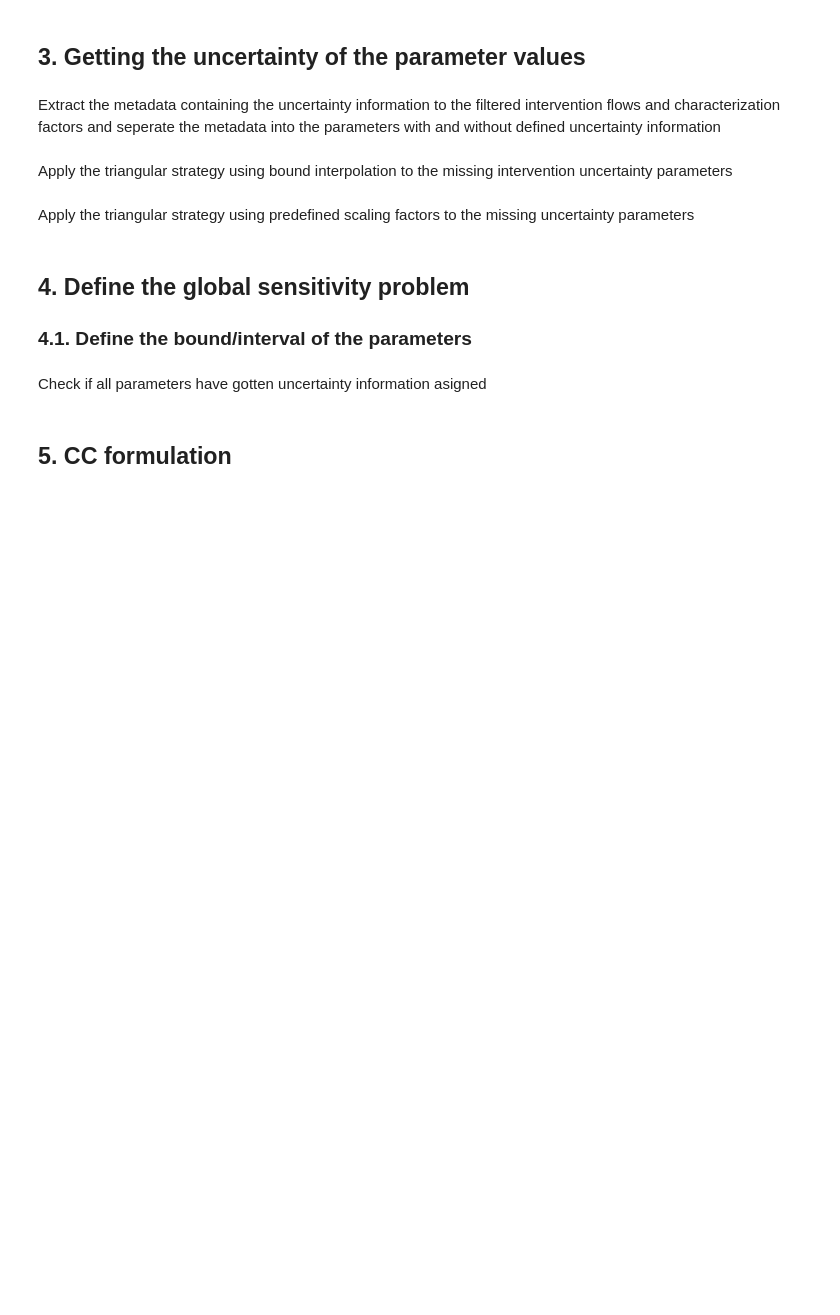
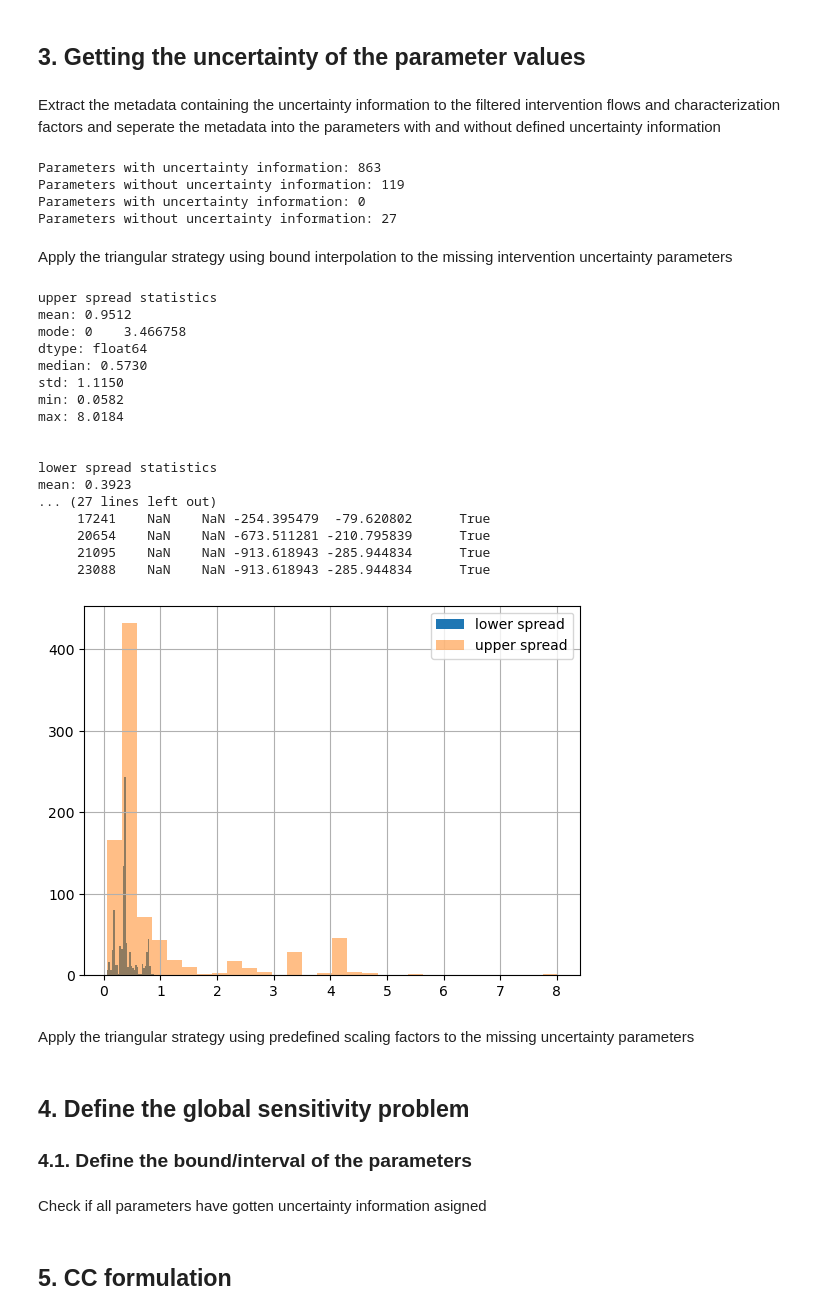
Before and after one commit to flechtenberg/pulpo, a Jupyter notebook: develop_tests/stats_notebook.ipynb, the cells around one changed output. Cells and saved outputs as stored; diff of their text form; code cells hidden in the pictures; blank space fills up the shorter version.

```diff
--- a/develop_tests/stats_notebook.ipynb
+++ b/develop_tests/stats_notebook.ipynb
@@ -99,11 +143,41 @@ inventory_metadata_df = uncertainty_importer.get_intervention_meta(inventory_ind
 inventory_defined,  inventory_undefined = uncertainty_importer.separate(inventory_metadata_df)
 characterization_metadata_df = uncertainty_importer.get_cf_meta(
     characterization_indices=filtered_characterization_indcs,
-    method=impact_method
+    method=case_study.method
     )
 cf_defined,  cf_undefined = uncertainty_importer.separate(characterization_metadata_df)
+# %% [output]
+Parameters with uncertainty information: 863
+Parameters without uncertainty information: 119
+Parameters with uncertainty information: 0
+Parameters without uncertainty information: 27
 # %% [markdown]
 Apply the triangular strategy using bound interpolation to the missing intervention uncertainty parameters
+# %%
+triangular_strategy_if = pulpostats.TriangularBoundInterpolationStrategy(
+    metadata_df=inventory_metadata_df,
+    defined_uncertainty_metadata=inventory_defined,
+    undefined_uncertainty_indices= inventory_undefined
+    )
+# %% [output]
+upper spread statistics
+mean: 0.9512
+mode: 0    3.466758
+dtype: float64
+median: 0.5730
+std: 1.1150
+min: 0.0582
+max: 8.0184
+
+
+lower spread statistics
+mean: 0.3923
+... (27 lines left out)
+     17241    NaN    NaN -254.395479  -79.620802      True
+     20654    NaN    NaN -673.511281 -210.795839      True
+     21095    NaN    NaN -913.618943 -285.944834      True
+     23088    NaN    NaN -913.618943 -285.944834      True
+[figure, added]
 # %%
 triangular_strategy_if = pulpostats.TriangularStrategy(
     metadata_df=inventory_metadata_df,
```
Also changed, not shown: parts of 7 cells of this notebook, 1 other file.
